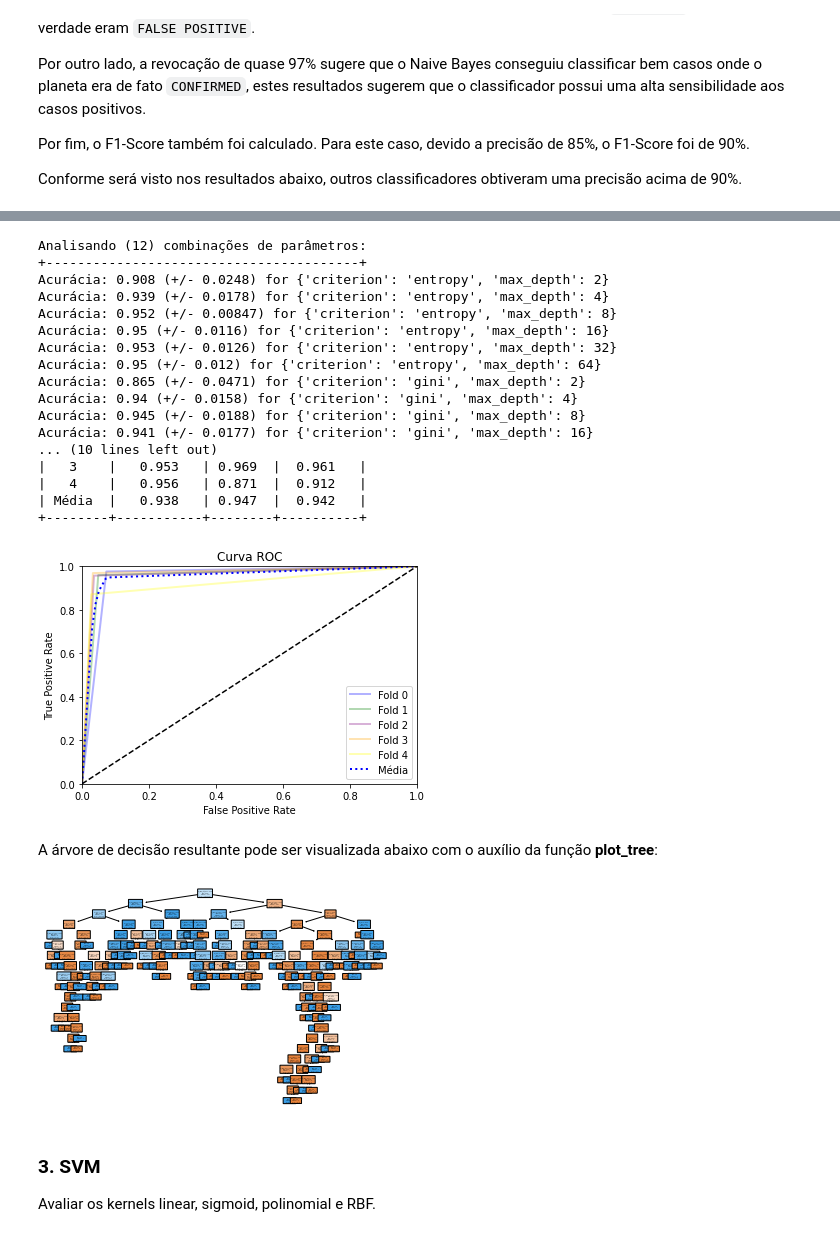
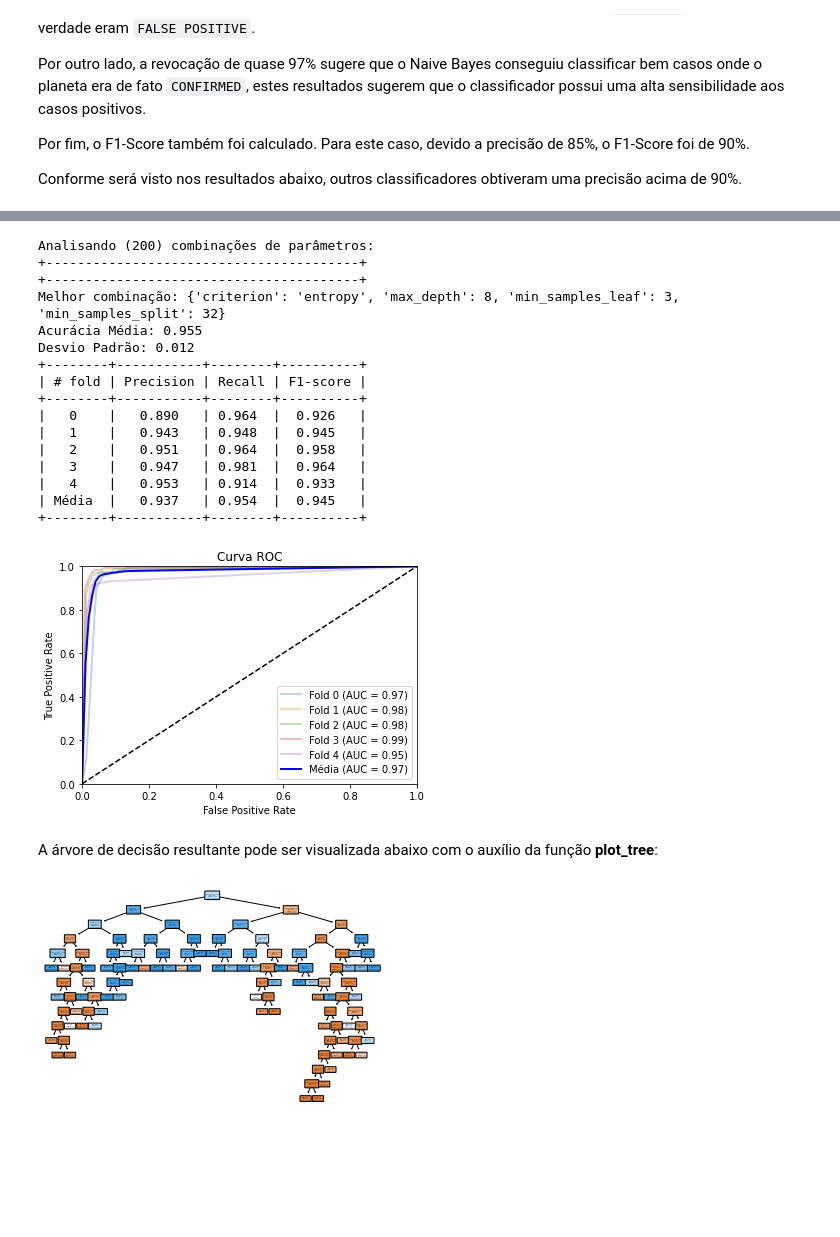
Before and after one commit to douglasllmoura/ufmg-ml, a Jupyter notebook: TP1_Classificacao_Exoplanetas.ipynb, the cells around one changed output, grey strips where cells are left out. Drawn from its saved outputs; the diff is of its cells as text; code cells hidden in the pictures; blank space fills up the shorter version.

```diff
--- a/TP1_Classificacao_Exoplanetas.ipynb
+++ b/TP1_Classificacao_Exoplanetas.ipynb
@@ -251,18 +264,22 @@ def plt_roc(fpr, tpr, folds):
     """Função para gerar o gráfico da curva ROC."""
 
     plt.figure()
-    colors = ['blue', 'green', 'purple', 'orange', 'yellow']
     mean_fpr = np.linspace(0,1,100)
+    mean_auc = []
     tprs = []
+
     # Irá gerar uma curva para cada fold.
     for i in range(folds):
-        lbl = "Fold {}".format(i)
-        plt.plot(fpr[i], tpr[i], color=colors[i], alpha=0.3, linewidth=2, label=lbl)
+        roc_auc = auc(fpr[i], tpr[i]) # calcula area sob a curva (AUC)
+        mean_auc.append(roc_auc)
+        lbl = "Fold {} (AUC = {:.2f})".format(i, roc_auc)
+        plt.plot(fpr[i], tpr[i], alpha=0.3, linewidth=2, label=lbl)
         tprs.append(np.interp(mean_fpr, fpr[i], tpr[i]))
 
     # Irá plotar a média dos folds
     mean_tpr = np.mean(tprs, axis=0)
-    plt.plot(mean_fpr, mean_tpr, "b:", linewidth=2, label="Média")
+    lbl = "Média (AUC = {:.2f})".format(np.mean(mean_auc))
+    plt.plot(mean_fpr, mean_tpr, "b", linewidth=2, label=lbl)
 
     plt.plot([0, 1], [0, 1], 'k--')
     plt.axis([0, 1, 0, 1])
@@ -317,9 +334,9 @@ class Classificador(object):
             accuracy = accuracy_score(y_test, y_pred) # acurácia
             y_pred_proba = self.model.predict_proba(X_test)[::,0]
             fpr, tpr, thresholds = roc_curve(y_test, y_pred_proba, pos_label="CONFIRMED") # curva roc
-            precision = precision_score(y_test, y_pred, pos_label='CONFIRMED') # precision
-            recall = recall_score(y_test, y_pred, pos_label='CONFIRMED') # recall
-            f1 = f1_score(y_test, y_pred, pos_label='CONFIRMED') # f1-score
+            precision = precision_score(y_test, y_pred, pos_label='CONFIRMED', zero_division=0) # precision
+            recall = recall_score(y_test, y_pred, pos_label='CONFIRMED', zero_division=0) # recall
+            f1 = f1_score(y_test, y_pred, pos_label='CONFIRMED', zero_division=0) # f1-score
 
             # salva os scores
             self.scores.adicionar(accuracy, fpr, tpr, precision, recall, f1)
@@ -330,7 +347,7 @@ Para facilitar o processo de descoberta do melhor conjunto de hiper-parâmetros,
 
 A função irá realizar todas as combinações, treinar o algoritmo e, ao final, informar qual configuração obteve a melhor acurácia.
 # %%
-def find_parameters(X, y, model, params):
+def find_parameters(X, y, model, params, imprimir=True):
     """Função responsável por analisar os parâmetros do modelo."""
 
     param_grid = ParameterGrid(params)
@@ -351,9 +368,10 @@ def find_parameters(X, y, model, params):
             best_params = params
             best_clf = clf
 
-        print("Acurácia: {:.3} (+/- {:.3}) for {} ".format(clf.scores.mean(), clf.scores.std(), params))
+        if imprimir:
+            print("Acurácia: {:.3f} (+/- {:.3f}) for {} ".format(clf.scores.mean(), clf.scores.std(), params))
 
     print("+----------------------------------------+")
-    print("Melhor: {}".format(best_params))
+    print("Melhor combinação: {}".format(best_params))
     return best_clf
 # %% [markdown]
@@ -426,37 +450,40 @@ A árvore de decisão utilizou a **entropia** como medida de impureza.
 # %%
-params = {"max_depth":[2, 4, 8, 16, 32, 64],
-          "criterion":["entropy", "gini"]}
+params = {"max_depth":[2, 4, 8, 16, None],
+          "criterion":["entropy", "gini"],
+          "min_samples_split":[2, 4, 8, 16, 32],
+          "min_samples_leaf":[1, 2, 3, 4]}
 
 tree = DecisionTreeClassifier()
 
 # Melhor classificador
-tree = find_parameters(X, y, tree, params)
+tree = find_parameters(X, y, tree, params, False)
 
 # Estatisticas do melhor
 s = tree.scores
+print("Acurácia Média: {:.3f}".format(np.mean(s.accuracy)))
+print("Desvio Padrão: {:.3f}".format(np.std(s.accuracy)))
 print(show_scores(s.precision, s.recall, s.f1, s.folds))
 
 # Curva ROC do melhor
 plt_roc(s.fpr, s.tpr, s.folds)
 # %% [output]
-Analisando (12) combinações de parâmetros:
+Analisando (200) combinações de parâmetros:
 +----------------------------------------+
-Acurácia: 0.908 (+/- 0.0248) for {'criterion': 'entropy', 'max_depth': 2}
-Acurácia: 0.939 (+/- 0.0178) for {'criterion': 'entropy', 'max_depth': 4}
-Acurácia: 0.952 (+/- 0.00847) for {'criterion': 'entropy', 'max_depth': 8}
-Acurácia: 0.95 (+/- 0.0116) for {'criterion': 'entropy', 'max_depth': 16}
-Acurácia: 0.953 (+/- 0.0126) for {'criterion': 'entropy', 'max_depth': 32}
-Acurácia: 0.95 (+/- 0.012) for {'criterion': 'entropy', 'max_depth': 64}
-Acurácia: 0.865 (+/- 0.0471) for {'criterion': 'gini', 'max_depth': 2}
-Acurácia: 0.94 (+/- 0.0158) for {'criterion': 'gini', 'max_depth': 4}
-Acurácia: 0.945 (+/- 0.0188) for {'criterion': 'gini', 'max_depth': 8}
-Acurácia: 0.941 (+/- 0.0177) for {'criterion': 'gini', 'max_depth': 16}
-... (10 lines left out)
-|   3    |   0.953   | 0.969  |  0.961   |
-|   4    |   0.956   | 0.871  |  0.912   |
-| Média  |   0.938   | 0.947  |  0.942   |
++----------------------------------------+
+Melhor combinação: {'criterion': 'entropy', 'max_depth': 8, 'min_samples_leaf': 3, 'min_samples_split': 32}
+Acurácia Média: 0.955
+Desvio Padrão: 0.012
 +--------+-----------+--------+----------+
+| # fold | Precision | Recall | F1-score |
++--------+-----------+--------+----------+
+|   0    |   0.890   | 0.964  |  0.926   |
+|   1    |   0.943   | 0.948  |  0.945   |
+|   2    |   0.951   | 0.964  |  0.958   |
+|   3    |   0.947   | 0.981  |  0.964   |
+|   4    |   0.953   | 0.914  |  0.933   |
+| Média  |   0.937   | 0.954  |  0.945   |
++--------+-----------+--------+----------+
-[figure, old version]
+[figure, new version]
 # %% [markdown]
 A árvore de decisão resultante pode ser visualizada abaixo com o auxílio da função **plot_tree**:
 # %%
@@ -470,8 +497,4 @@ plot_tree(tree.model,
                filled=True, rounded=True)
 plt.show()
 # %% [output]
-[figure, old version]
+[figure, new version]
-# %% [markdown]
-### 3. SVM
-
-Avaliar os kernels linear, sigmoid, polinomial e RBF.
```
Also changed, not shown: parts of 51 cells of this notebook.
